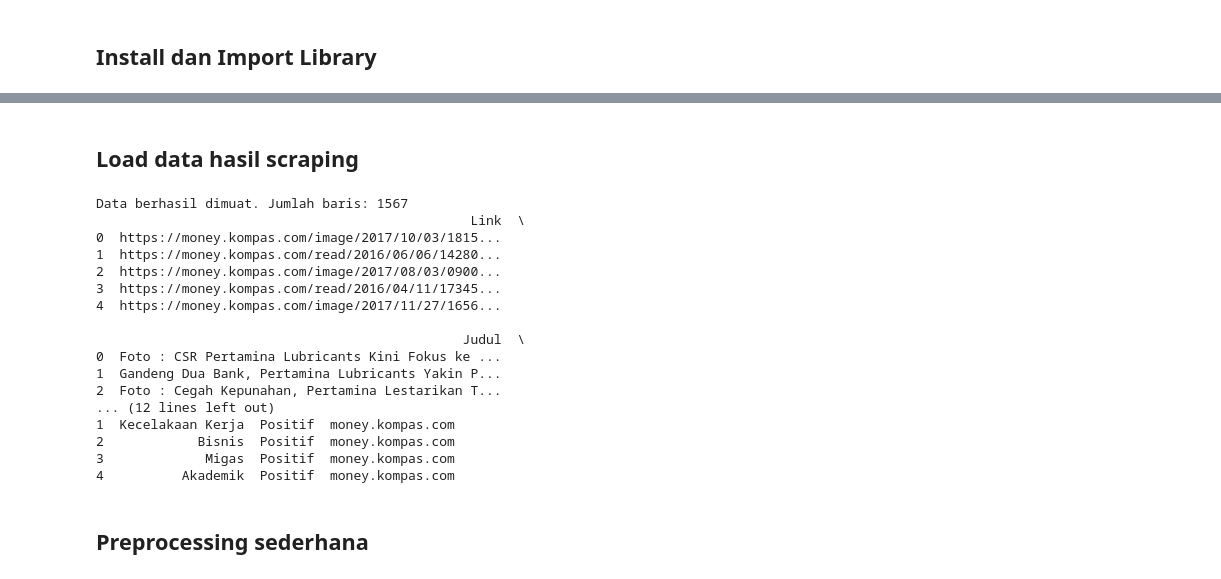
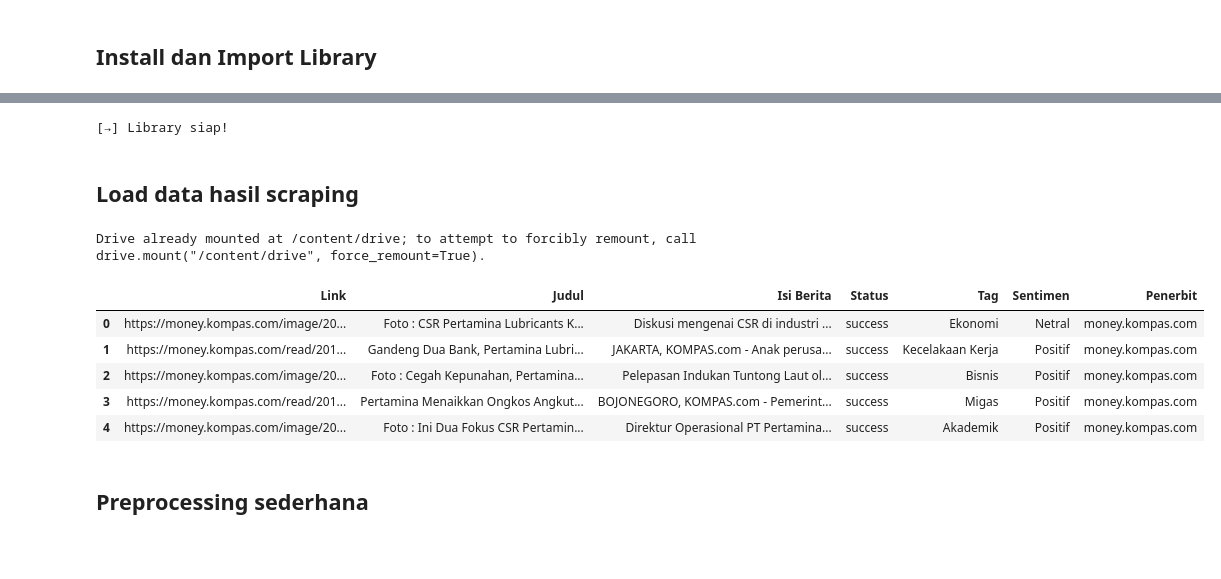
Before and after one commit to yeshaa23/Project-A-Kelompok-4-Pertamina-PBAGenap, a Jupyter notebook: Notebook/2b_Preprocessing_Bert.ipynb, the cells around one changed output, grey strips where cells are left out. Drawn from its saved outputs; the diff is of its cells as text; code cells hidden in the pictures; blank space fills up the shorter version.

```diff
--- a/Notebook/2b_Preprocessing_Bert.ipynb
+++ b/Notebook/2b_Preprocessing_Bert.ipynb
@@ -30,30 +31,34 @@ import re
 import string
 from transformers import BertTokenizer, BertForSequenceClassification
 import torch
+from tqdm import tqdm
+from IPython.display import display
+
+tqdm.pandas()
+print("[→] Library siap!")
+# %% [output]
+[→] Library siap!
 # %% [markdown]
 ## Load data hasil scraping
-# %%
-# Load Data Hasil Scraping
-df = pd.read_csv('/content/drive/MyDrive/ProjectA-PBA/hasil_scraping_berita.csv')
-print(f"Data berhasil dimuat. Jumlah baris: {len(df)}")
-print(df.head())
-# %% [output]
-Data berhasil dimuat. Jumlah baris: 1567
-                                                Link  \
-0  https://money.kompas.com/image/2017/10/03/1815...
-1  https://money.kompas.com/read/2016/06/06/14280...
-2  https://money.kompas.com/image/2017/08/03/0900...
-3  https://money.kompas.com/read/2016/04/11/17345...
-4  https://money.kompas.com/image/2017/11/27/1656...
-
-                                               Judul  \
-0  Foto : CSR Pertamina Lubricants Kini Fokus ke ...
-1  Gandeng Dua Bank, Pertamina Lubricants Yakin P...
-2  Foto : Cegah Kepunahan, Pertamina Lestarikan T...
-... (12 lines left out)
-1  Kecelakaan Kerja  Positif  money.kompas.com
-2            Bisnis  Positif  money.kompas.com
-3             Migas  Positif  money.kompas.com
-4          Akademik  Positif  money.kompas.com
+# %%
+# Load Data Hasil Scraping
+from google.colab import drive
+# Menghubungkan Google Drive dengan Colab
+drive.mount('/content/drive')
+
+import pandas as pd
+file_path = '/content/drive/MyDrive/ProjectA-PBA/hasil_scraping_berita.csv'
+# Memuat data dari file CSV
+df = pd.read_csv(file_path)
+# Tampilkan beberapa baris pertama untuk memastikan data dimuat dengan benar
+df.head()
+# %% [output]
+Drive already mounted at /content/drive; to attempt to forcibly remount, call drive.mount("/content/drive", force_remount=True).
+|  | Link | Judul | Isi Berita | Status | Tag | Sentimen | Penerbit |
+| 0 | https://money.kompas.com/image/20... | Foto : CSR Pertamina Lubricants K... | Diskusi mengenai CSR di industri ... | success | Ekonomi | Netral | money.kompas.com |
+| 1 | https://money.kompas.com/read/201... | Gandeng Dua Bank, Pertamina Lubri... | JAKARTA, KOMPAS.com - Anak perusa... | success | Kecelakaan Kerja | Positif | money.kompas.com |
+| 2 | https://money.kompas.com/image/20... | Foto : Cegah Kepunahan, Pertamina... | Pelepasan Indukan Tuntong Laut ol... | success | Bisnis | Positif | money.kompas.com |
+| 3 | https://money.kompas.com/read/201... | Pertamina Menaikkan Ongkos Angkut... | BOJONEGORO, KOMPAS.com - Pemerint... | success | Migas | Positif | money.kompas.com |
+| 4 | https://money.kompas.com/image/20... | Foto : Ini Dua Fokus CSR Pertamin... | Direktur Operasional PT Pertamina... | success | Akademik | Positif | money.kompas.com |
 # %% [markdown]
 ## Preprocessing sederhana
```
Also changed, not shown: parts of 7 cells of this notebook.
